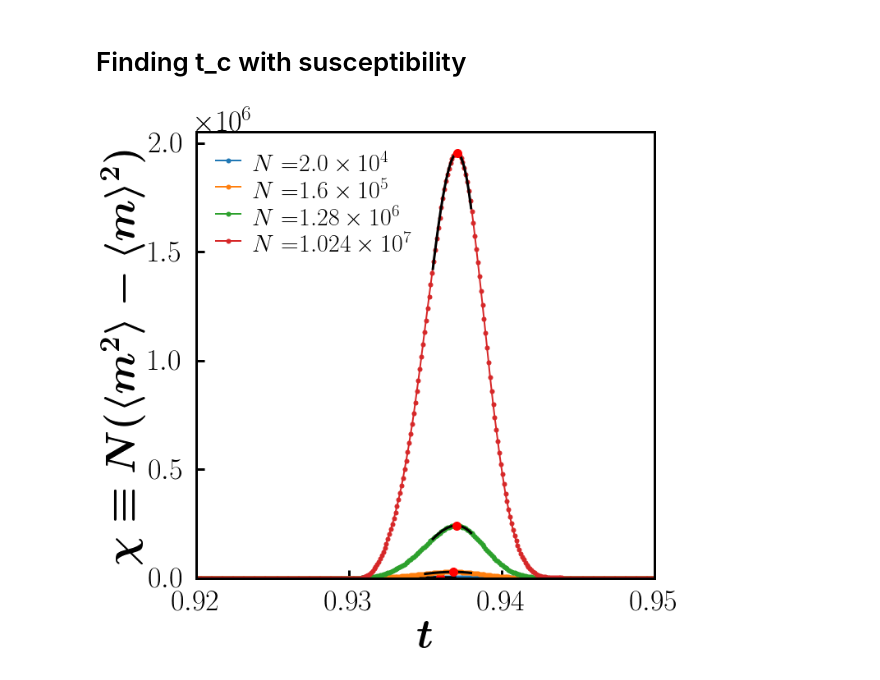
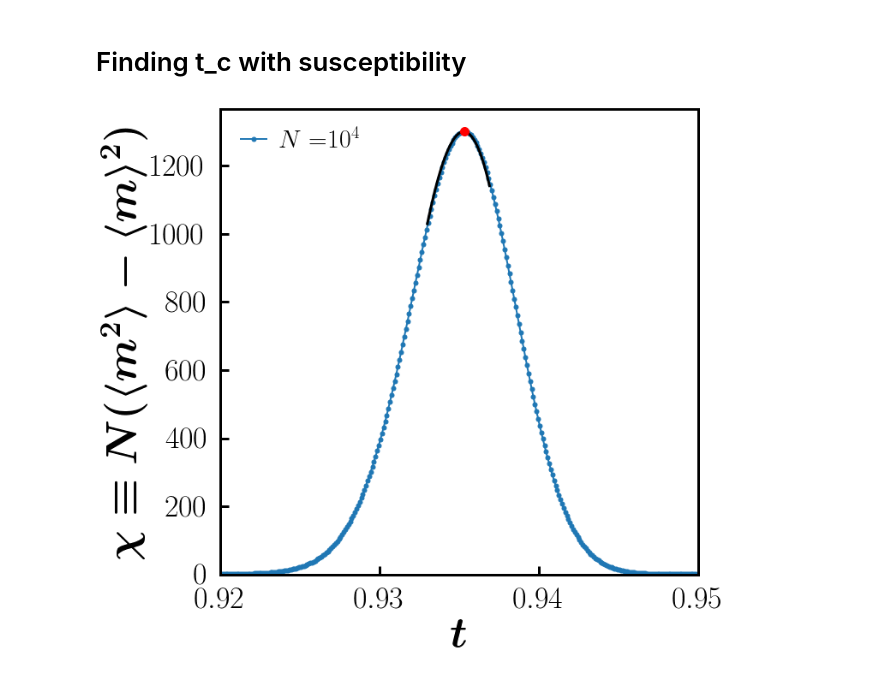
Before and after one commit to hoyunchoi/mBFW, a Jupyter notebook: src/characteristic_time.ipynb, the cells around one changed output. Saved outputs shown, nothing was run; the diff lists cells and outputs as text; code cells hidden in the pictures.

```diff
--- a/src/characteristic_time.ipynb
+++ b/src/characteristic_time.ipynb
@@ -73,3 +72,5 @@ TypeError: unsupported operand type(s) for ** or pow(): 'tuple' and 'float'
+# %%
+current = networkSize, acceptanceThreshold = 10000, 0.5
 # %% [markdown]
 # Finding t_a2,m_a2
 # %%
@@ -165,5 +148,5 @@ fig.show()
 # %%
-m_c=0.884
+m_c=0.829
 points[current]["m_c"] = m_c
 points[current]["t_c"] = t_c = rd.op2t(orderParameter[current], m_c)/networkSize
 print(t_c, m_c)
@@ -497,22 +434,0 @@ plt.show()
-# %%
-networkSize = 10240000
-acceptanceThreshold = 0.2
-current = networkSize, acceptanceThreshold
-points = rd.readPoints(*current)
-
-reducedT = points["t_g"] * networkSize - time[networkSize] * networkSize
-reducedT, op = avgLogBin(reducedT[reducedT > 0], orderParameter[current][reducedT > 0], delta_exponent=0.04)
-reducedT /= networkSize
-for fit in range(-48, -9):
-    _, _, sigma_inverse, _ = logFit(reducedT[-50:fit], op[-50:fit])
-    print(-sigma_inverse, end="\t")
-print("-----")
-
-op = orderParameter[current] * networkSize
-dot_op = (op[1:] - op[:-1]) * networkSize
-op = (op[1:] + op[:-1]) / 2.0
-x, y = avgLogBin(op, dot_op / op, delta_exponent=0.04)
-x /= networkSize
-for fit in range(30, 58):
-    _, _, sigma, _ = logFit(x[fit: 60], y[fit:60])
-    print(sigma, end="\t")
@@ -529,42 +451,34 @@ with open("../data/points/" + "N{:.1e},G{:.1f}".format(*current) + ".txt", 'a')
 # %%
 fig, ax = plt.subplots(figsize = (10,10))
 ax.set_rasterized(True)
 
-acceptanceThreshold = 0.5
-def plotOPV(networkSize, region=None, fit=True):
-    current = networkSize, acceptanceThreshold
-    if region=="sub":
-        t, opv = netOrderParameterVariance[current]["sub"]
-        t, opv = t/networkSize, np.nan_to_num(opv, 0.0)
-    elif region == "super":
-        t, opv = netOrderParameterVariance[current]["super"]
+def plotOPV(region=None, fit=False):
+    if region:
+        t, opv = netOrderParameterVariance[current][region]
         t, opv = t/networkSize, np.nan_to_num(opv, 0.0)
     else:
         t, opv = time[networkSize], orderParameterVariance[current]
-    opv = np.power(opv, 2.0) / networkSize
     bin_t, bin_opv = avgLinBin(t, opv)
     ax.plot(bin_t, bin_opv, 'o-', markersize=5, linewidth=2, label=latex_string("N=") + latex_sci(networkSize))
 
     if fit:
         fitIndex = int(chi_fitRange[current][0] * networkSize), int(chi_fitRange[current][1] * networkSize)
         fit_poly = np.poly1d(np.polyfit(t[fitIndex[0]:fitIndex[1]], opv[fitIndex[0]:fitIndex[1]], 3))
         max_index = np.argmax(fit_poly(t[fitIndex[0]:fitIndex[1]]))
         t_c, m_c = t[fitIndex[0] + max_index], orderParameter[current][fitIndex[0] + max_index]
         ax.plot(t[fitIndex[0]:fitIndex[1]], fit_poly(t[fitIndex[0]:fitIndex[1]]), 'k-', linewidth=3)
         ax.plot(t_c, fit_poly(t_c), 'ro', markersize=10)
         t_var_c[current], m_var_c[current] = t_c, m_c
 
-plotOPV(20000)
-plotOPV(160000)
-plotOPV(1280000)
-plotOPV(10240000)
+plotOPV(fit=True)
+# plotOPV(region="78super")
 
 ax.set_xlim(chi_plotRange[acceptanceThreshold])
 ax.set_ylim(bottom=0)
 ax.legend(loc="upper left", fontsize=30)
 ax.set_xlabel(latex_bold_string("t"))
 ax.set_ylabel(latex_bold_string("\chi \equiv N(\langle m^2 \\rangle - \langle m \\rangle^2)"))
 
 fig.show()
 # %% [output]
-[figure, old version]
+[figure, new version]
```
Also changed, not shown: parts of 28 cells of this notebook, 8 other files.
